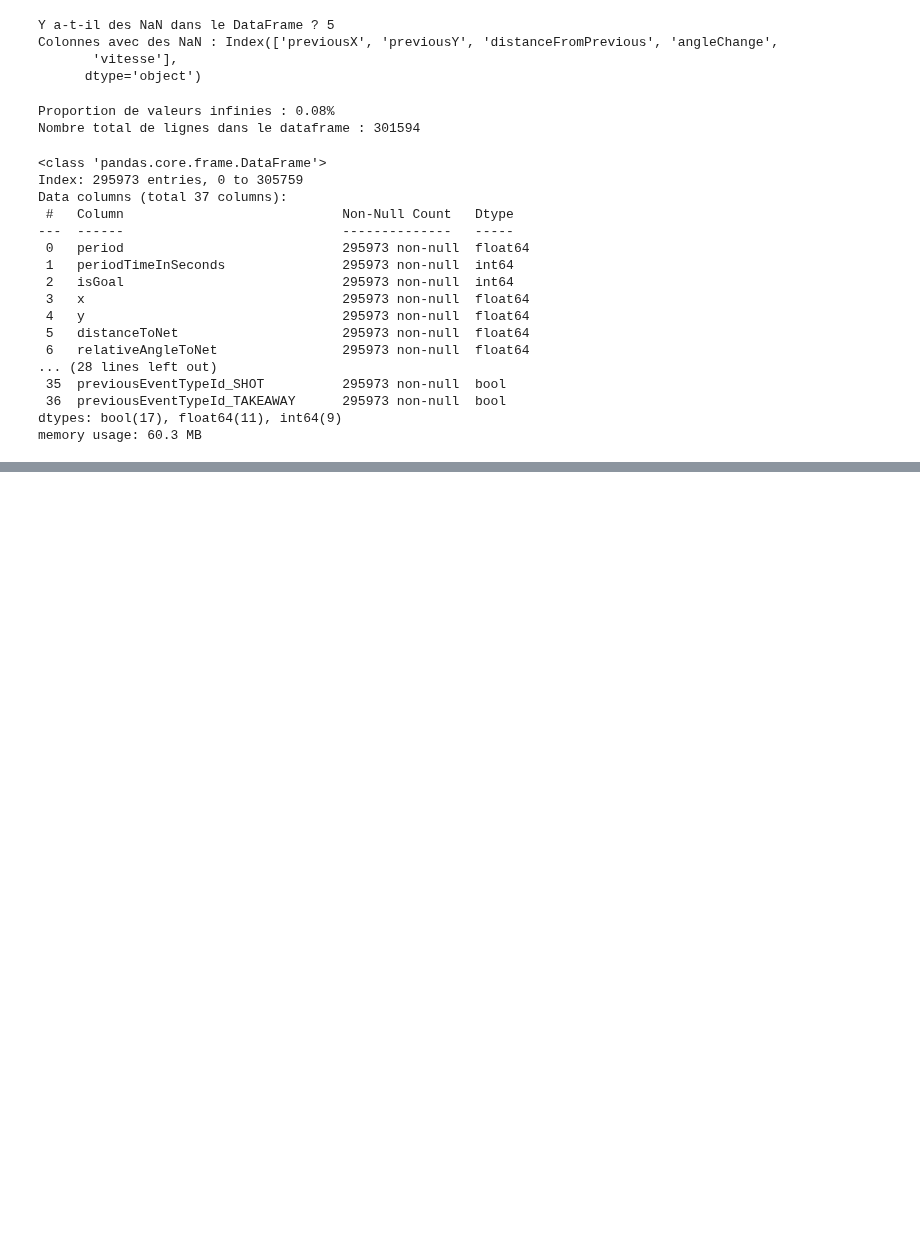
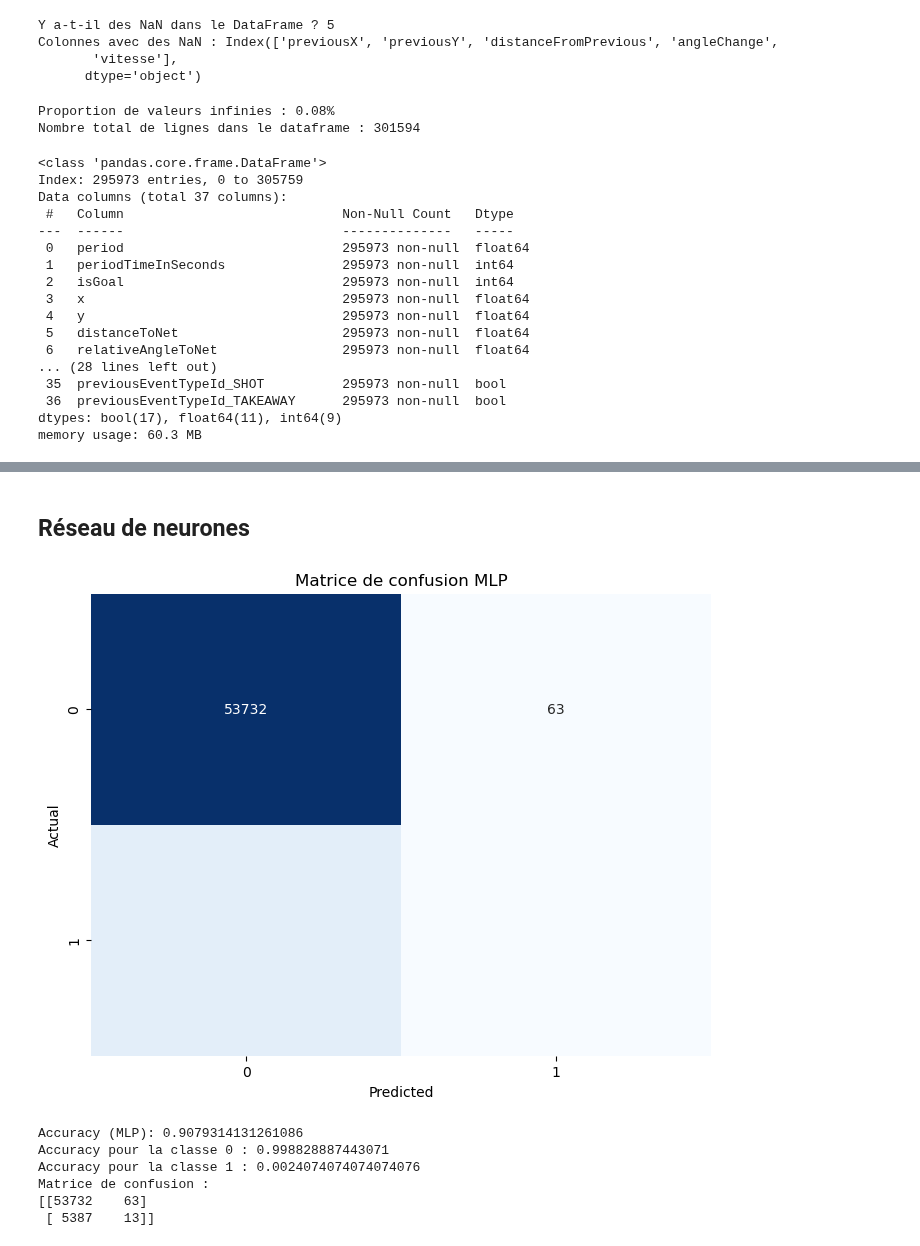
Before and after one commit to Alexia57/A02-projet, a Jupyter notebook: notebooks/Milestone2_faites_de_votre_mieux.ipynb, the cells around one changed output, grey strips where cells are left out. Drawn from its saved outputs; the diff is of its cells as text; code cells hidden in the pictures; blank space fills up the shorter version.

```diff
--- a/notebooks/Milestone2_faites_de_votre_mieux.ipynb
+++ b/notebooks/Milestone2_faites_de_votre_mieux.ipynb
@@ -592,0 +404,12 @@ Meilleure performance (AUC) :  0.7485080336590181
+# %%
+df = train_data_2_correct.copy()
+
+t = df[df['isGoal']==1]
+t = t.head(len(t))
+f = df[df['isGoal']==0]
+f = f.sample(frac=1).head(len(t))
+
+try_df = pd.concat([t, f], ignore_index=True)
+
+occurrences = try_df['isGoal'].value_counts()
+print("Nombre d'occurrences pour chaque valeur dans 'isGoal':\n", occurrences)
@@ -592,0 +570,2 @@ Meilleure performance (AUC) :  0.7485080336590181
+# %% [markdown]
+## Réseau de neurones
@@ -592,0 +576,55 @@ Meilleure performance (AUC) :  0.7485080336590181
+# %%
+if experience_comet :
+    experience = Experiment(
+        api_key=os.environ.get("COMET_API_KEY"),
+        project_name='milestone2',
+        workspace='ift6758-a02',
+    )
+    experience.set_name("Modèle MLPClassifier")
+
+# Entraînement du modèle MLP
+mlp = MLPClassifier(hidden_layer_sizes=(126, 64),
+                    activation='relu',
+                    solver='adam',
+                    max_iter=300,
+                    random_state=42)
+mlp.fit(X_train, y_train)
+
+# Prédictions et évaluation du modèle
+y_pred_mlp = mlp.predict(X_valid)
+accuracy_mlp = accuracy_score(y_valid, y_pred_mlp)
+conf_matrix_mlp = confusion_matrix(y_valid, y_pred_mlp)
+# Calcul des accuracies par classe
+accuracy_class_0_mlp = (y_pred_mlp[y_valid.values == 0] == 0).sum() / (y_valid.values == 0).sum()
+accuracy_class_1_mlp = (y_pred_mlp[y_valid.values == 1] == 1).sum() / (y_valid.values == 1).sum()
+
+
+# Affichage de la matrice de confusion
+plt.figure(figsize=(8, 6))
+sns.heatmap(conf_matrix_mlp, annot=True, fmt='d', cmap='Blues', cbar=False)
+plt.xlabel('Predicted')
+plt.ylabel('Actual')
+plt.title('Matrice de confusion MLP')
+plt.show()
+
+print(f"Accuracy (MLP): {accuracy_mlp}")
+print(f"Accuracy pour la classe 0 : {accuracy_class_0_mlp}")
+print(f"Accuracy pour la classe 1 : {accuracy_class_1_mlp}")
+print(f'Matrice de confusion : \n{conf_matrix_mlp}')
+
+if experience_comet :
+    pickle.dump(model, open("models/mlp_model.pkl", "wb"))
+
+    experience.log_model("Modèle MLPClassifier", "models/mlp_model.pkl")
+    experience.log_confusion_matrix(y_true=y_valid, y_predicted=y_pred_mlp, title="Matrice de confusion MLP")
+    experience.log_metric("accuracy", accuracy_mlp)
+    experience.add_tag("Neural_network")
+    experience.end()
+# %% [output]
+[figure, added]
+Accuracy (MLP): 0.9079314131261086
+Accuracy pour la classe 0 : 0.998828887443071
+Accuracy pour la classe 1 : 0.0024074074074074076
+Matrice de confusion :
+[[53732    63]
+ [ 5387    13]]
```
Also changed, not shown: parts of 54 cells of this notebook.
